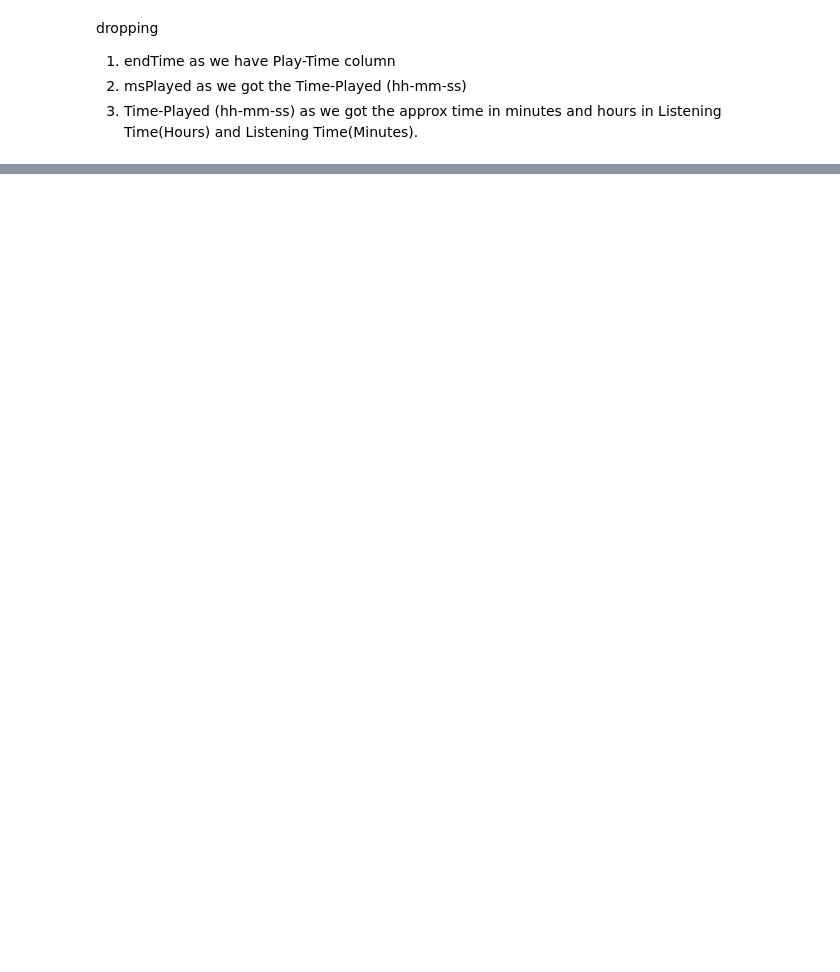
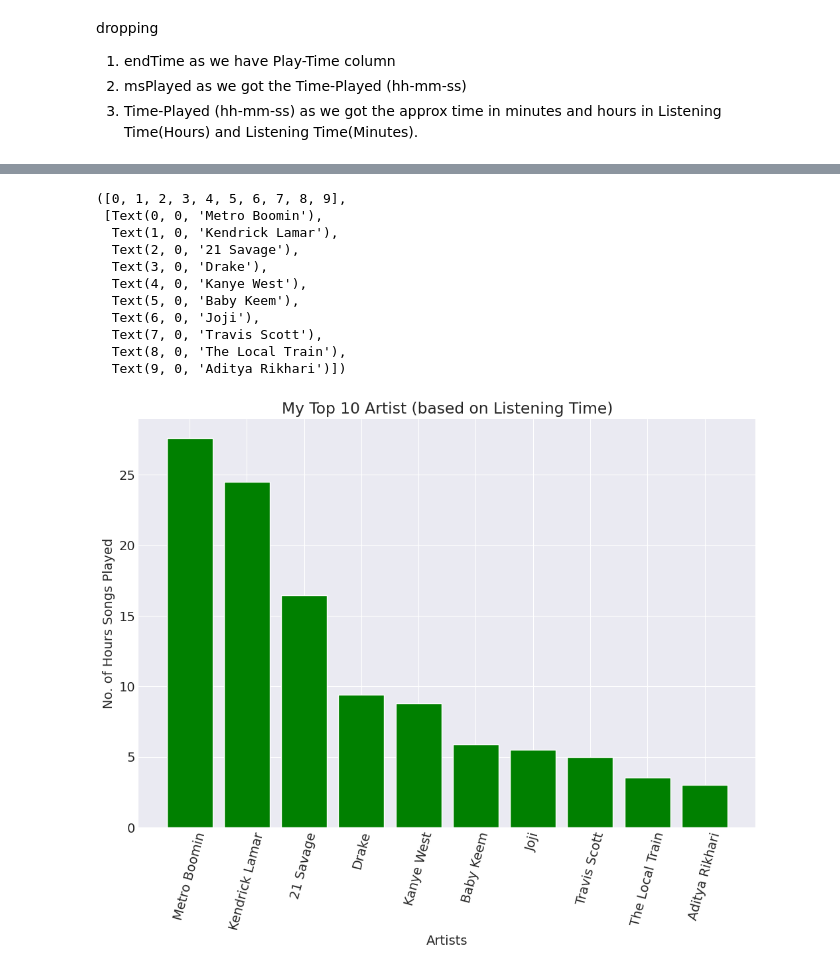
Before and after one commit to piyush-mk/SpotiStats, a Jupyter notebook: Notebook.ipynb, the cells around one changed output, grey strips where cells are left out. Drawn from its saved outputs; the diff is of its cells as text; code cells hidden in the pictures; blank space fills up the shorter version.

Commit message:
top 10 artists

```diff
--- a/Notebook.ipynb
+++ b/Notebook.ipynb
@@ -142,0 +145,7 @@ spotify_stream_df.describe()
+# %%
+sns.set_style('darkgrid')
+plt.style.use('seaborn-darkgrid')
+
+matplotlib.rcParams['font.size'] = 14
+matplotlib.rcParams['figure.figsize'] = (9, 5)
+matplotlib.rcParams['figure.facecolor'] = '#00000000'
@@ -142,0 +163,3 @@ spotify_stream_df.describe()
+# %%
+top_10_artist_df = spotify_stream_df.groupby(["artistName"])[["Listening Time(Hours)","Listening Time(Minutes)","Count"]].sum().sort_values(by="Listening Time(Minutes)",ascending=False)
+top_10_artist_df.head(10)
@@ -142,0 +179,18 @@ spotify_stream_df.describe()
+# %%
+fig,ax = plt.subplots(figsize=(12,8))
+ax.bar(top_10_artist_df.head(10).index,top_10_artist_df["Listening Time(Hours)"].head(10),color='green')
+ax.set(title="My Top 10 Artist (based on Listening Time)",xlabel="Artists",ylabel="No. of Hours Songs Played")
+plt.xticks(rotation=75)
+# %% [output]
+([0, 1, 2, 3, 4, 5, 6, 7, 8, 9],
+ [Text(0, 0, 'Metro Boomin'),
+  Text(1, 0, 'Kendrick Lamar'),
+  Text(2, 0, '21 Savage'),
+  Text(3, 0, 'Drake'),
+  Text(4, 0, 'Kanye West'),
+  Text(5, 0, 'Baby Keem'),
+  Text(6, 0, 'Joji'),
+  Text(7, 0, 'Travis Scott'),
+  Text(8, 0, 'The Local Train'),
+  Text(9, 0, 'Aditya Rikhari')])
+[figure, added]
```
Also changed, not shown: parts of 5 cells of this notebook.
